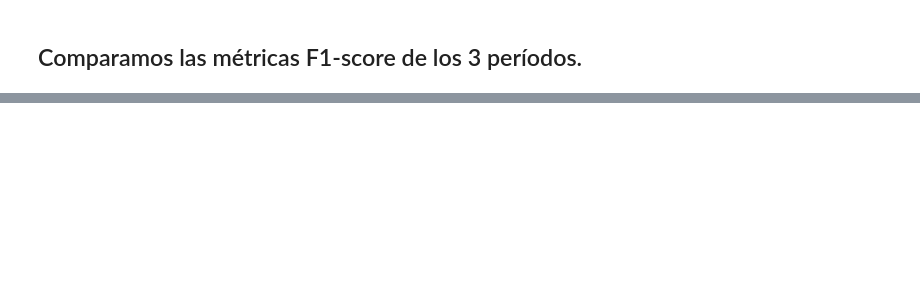
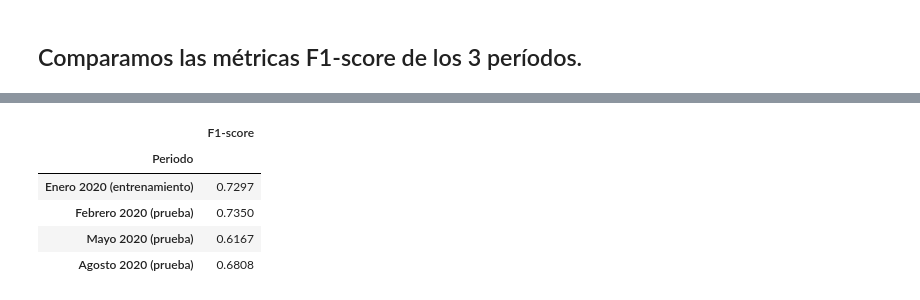
Before and after one commit to RosarioValderrama/nyc_tips_classifier, a Jupyter notebook: notebooks/02_model_predict.ipynb, the cells around one changed output, grey strips where cells are left out. Cells and saved outputs as stored; diff of their text form; code cells hidden in the pictures; blank space fills up the shorter version.

```diff
--- a/notebooks/02_model_predict.ipynb
+++ b/notebooks/02_model_predict.ipynb
@@ -134,0 +130,13 @@ display(f1_df)
+# %%
+f1_df_completo = pd.DataFrame.from_dict(f1_scores_completo, orient='index', columns=["F1-score"])
+f1_df_completo.index.name = "Periodo"
+f1_df_completo = f1_df_completo.round(4)
+
+display(f1_df_completo)
+# %% [output]
+|  | F1-score |
+| Periodo |  |
+| Enero 2020 (entrenamiento) | 0.7297 |
+| Febrero 2020 (prueba) | 0.7350 |
+| Mayo 2020 (prueba) | 0.6167 |
+| Agosto 2020 (prueba) | 0.6808 |
```
Also changed, not shown: parts of 10 cells of this notebook, 6 other files.
